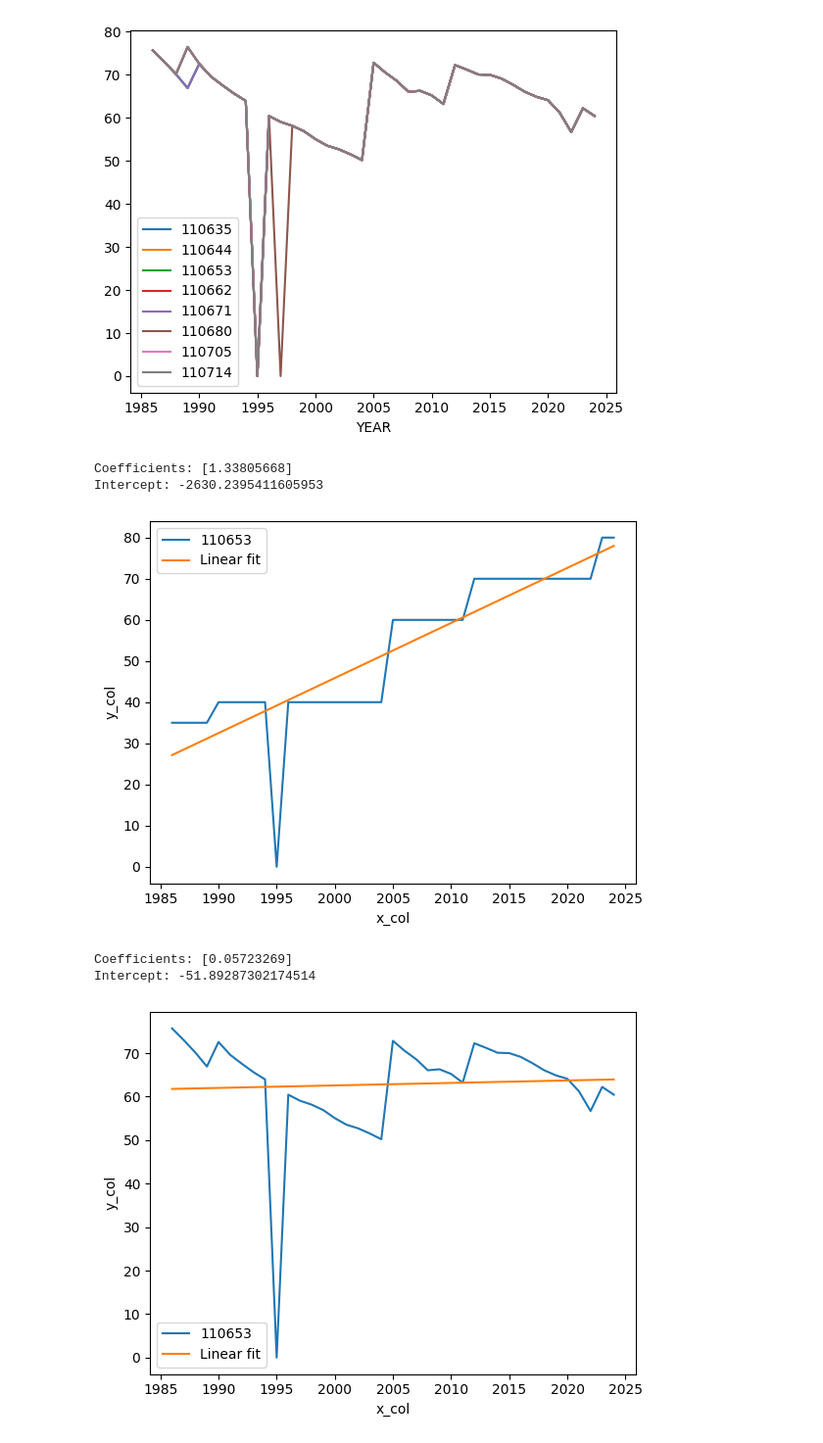
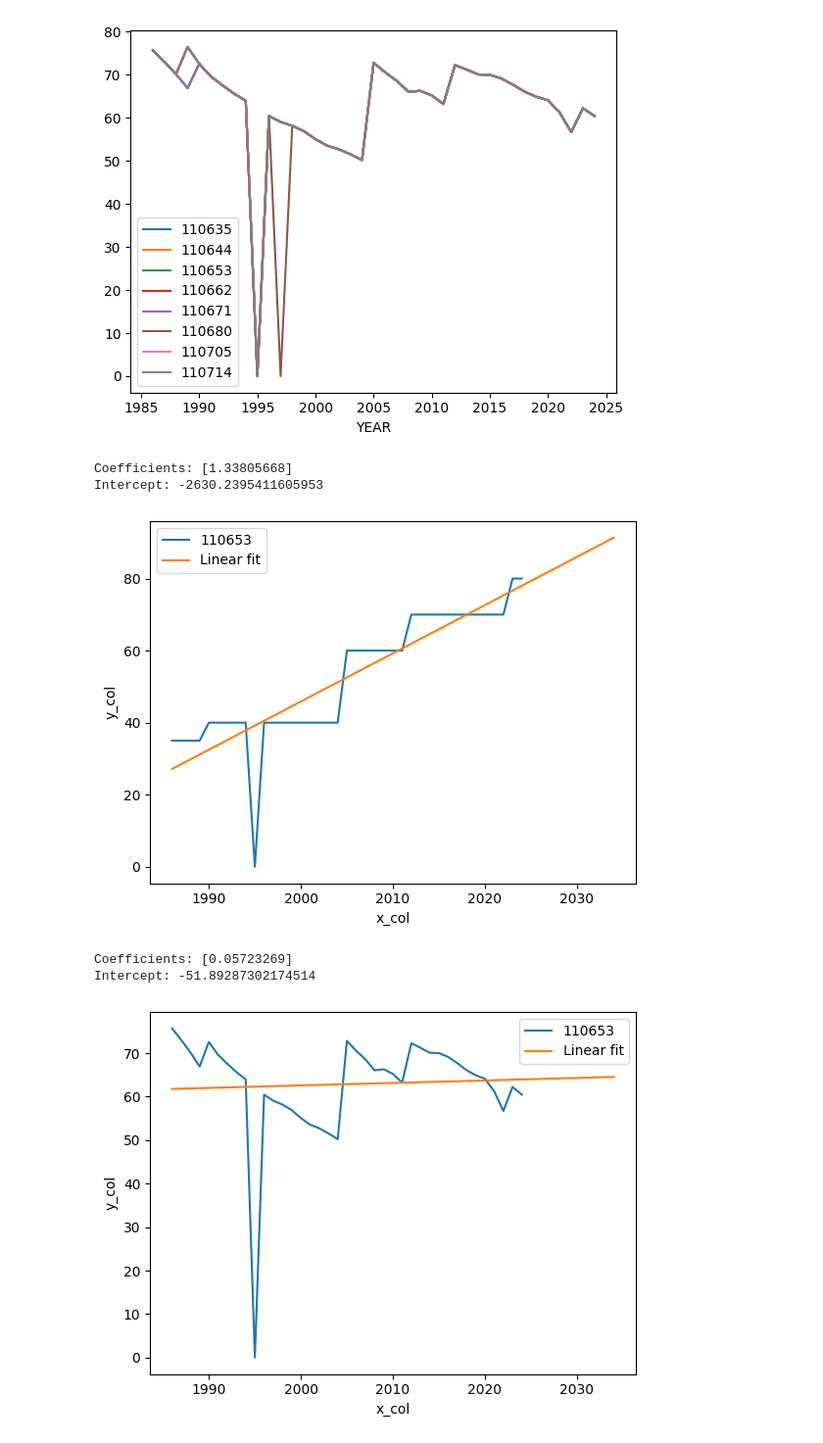
Before and after one commit to JWanderer73/UC-Application-Cost-Analysis, a Jupyter notebook: application_fee_prediction.ipynb, the cells around one changed output. Shown at 98% size. Cells and saved outputs as stored; diff of their text form; code cells hidden in the pictures.

Commit message:
prediction years

```diff
--- a/application_fee_prediction.ipynb
+++ b/application_fee_prediction.ipynb
@@ -156,41 +156,47 @@ for schoolid in unitids:
     model = LinearRegression(fit_intercept=True)
 
     # x
-    years = pd.DataFrame(df["YEAR"])
+    years_series = df["YEAR"]
+
+    training_years = pd.DataFrame(years_series)
+
+    final_year = years_series.iloc[-1]
+    future_years = pd.Series([year for year in range(int(final_year + 1), int(final_year + 11))])
+    all_years = pd.DataFrame(pd.concat([years_series, future_years]))
 
     #y
     app_cost = df[schoolid]
     inflat_app_cost = inflation_adjusted[schoolid]
 
     # model and plot for non inflation-adjusted data
-    model.fit(years, app_cost)
+    model.fit(training_years, app_cost)
     print("Coefficients:", model.coef_)
     print("Intercept:", model.intercept_)
-    y_pred = model.predict(years)
+    y_pred = model.predict(all_years)
 
     df.plot(x="YEAR", y=unitids)
-    plt.plot(years, y_pred, label="Linear fit")
+    plt.plot(all_years, y_pred, label="Linear fit")
     plt.xlabel("x_col")
     plt.ylabel("y_col")
     plt.legend()
     plt.show()
 
     # inflation-adjusted
-    model.fit(years, inflat_app_cost)
+    model.fit(training_years, inflat_app_cost)
     print("Coefficients:", model.coef_)
     print("Intercept:", model.intercept_)
-    y_pred = model.predict(years)
+    y_pred = model.predict(all_years)
 
     inflation_adjusted.plot(x="YEAR", y=unitids)
-    plt.plot(years, y_pred, label="Linear fit")
+    plt.plot(all_years, y_pred, label="Linear fit")
     plt.xlabel("x_col")
     plt.ylabel("y_col")
     plt.legend()
     plt.show()
 # %% [output]
 Coefficients: [1.33805668]
 Intercept: -2630.2395411605953
-[figure, old version]
+[figure, new version]
 Coefficients: [0.05723269]
 Intercept: -51.89287302174514
-[figure, old version]
+[figure, new version]
```
Also changed, not shown: parts of 1 cell of this notebook.
